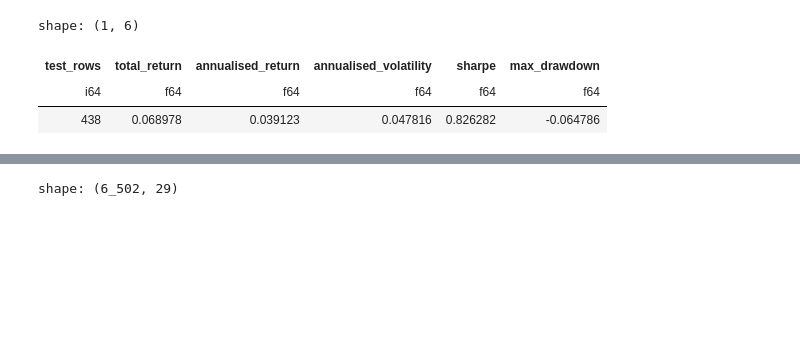
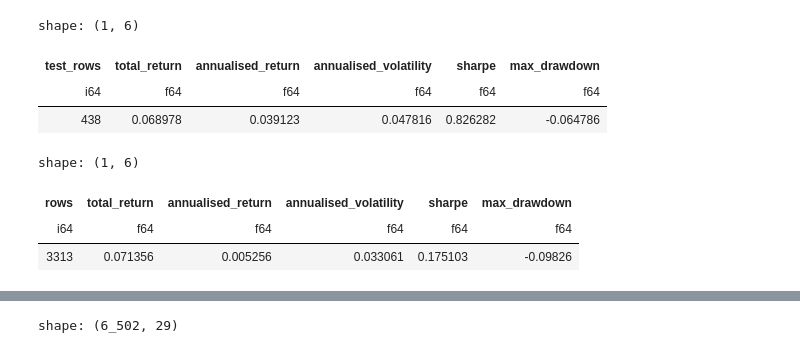
Before and after one commit to RobertHotchkiss/yet_another_machine_learning_repo, a Jupyter notebook: src/notebooks/multi_asset_trading.ipynb, the cells around one changed output, grey strips where cells are left out. Drawn from its saved outputs; the diff is of its cells as text; code cells hidden in the pictures; blank space fills up the shorter version.

```diff
--- a/src/notebooks/multi_asset_trading.ipynb
+++ b/src/notebooks/multi_asset_trading.ipynb
@@ -560,12 +677,13 @@ shape: (1, 6)
 # %%
 testing_data = all.filter(pl.col("timestamp").is_between(test_start, test_end))
 weights = generate_weights(models, testing_data, model_features)
 
-
-
-
-
-# Latest signal after fitting the models:
-# latest_weights = generate_weights(models, all.tail(1), model_features)
-# latest_weights
+# Pass full data so the final test signal can use its next-day realised return.
+test_returns, test_metrics = calculate_strategy_returns(weights, all)
+test_metrics
+# %% [output]
+shape: (1, 6)
+| rows | total_return | annualised_return | annualised_volatility | sharpe | max_drawdown |
+| i64 | f64 | f64 | f64 | f64 | f64 |
+| 3313 | 0.071356 | 0.005256 | 0.033061 | 0.175103 | -0.09826 |
 # %%
```
Also changed, not shown: parts of 7 cells of this notebook.
